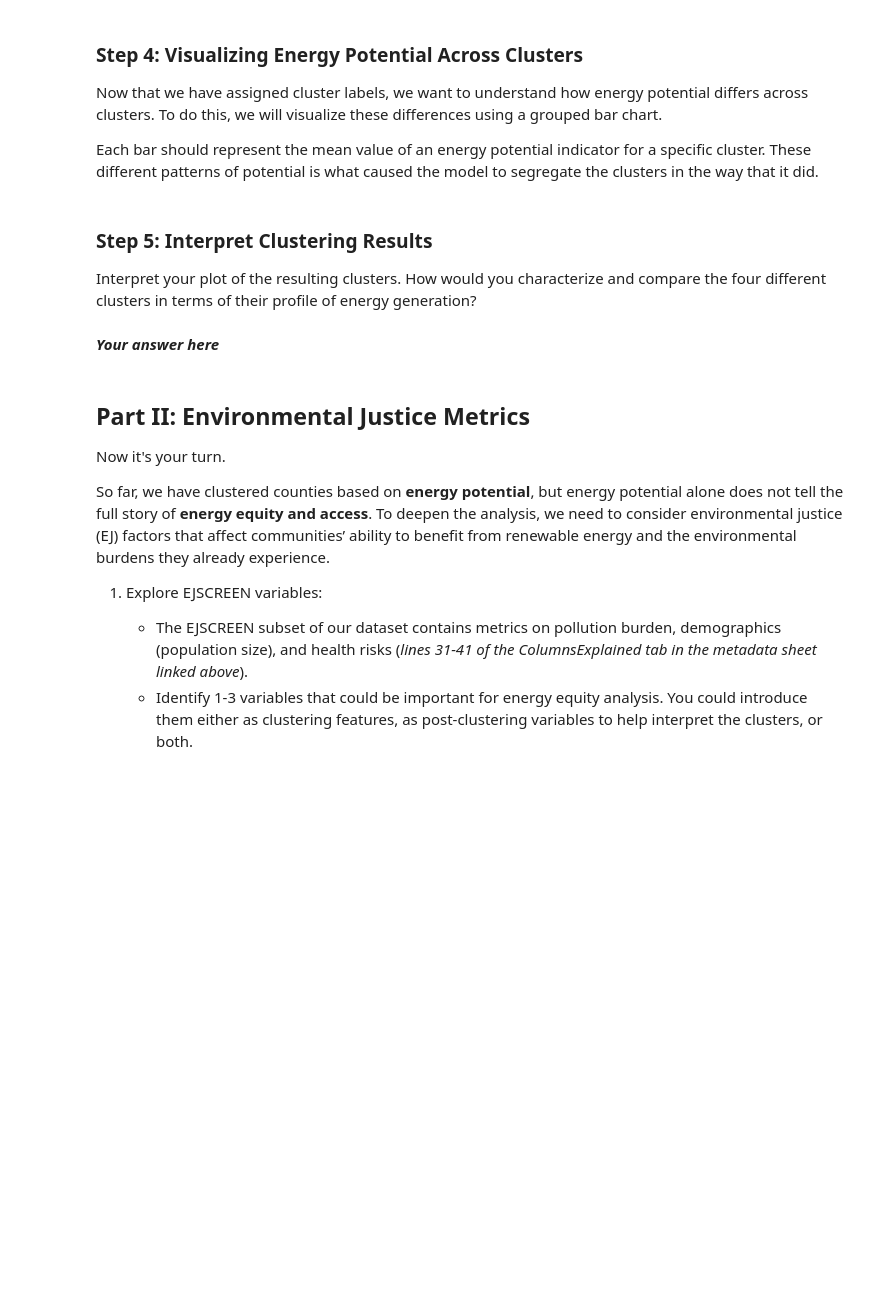
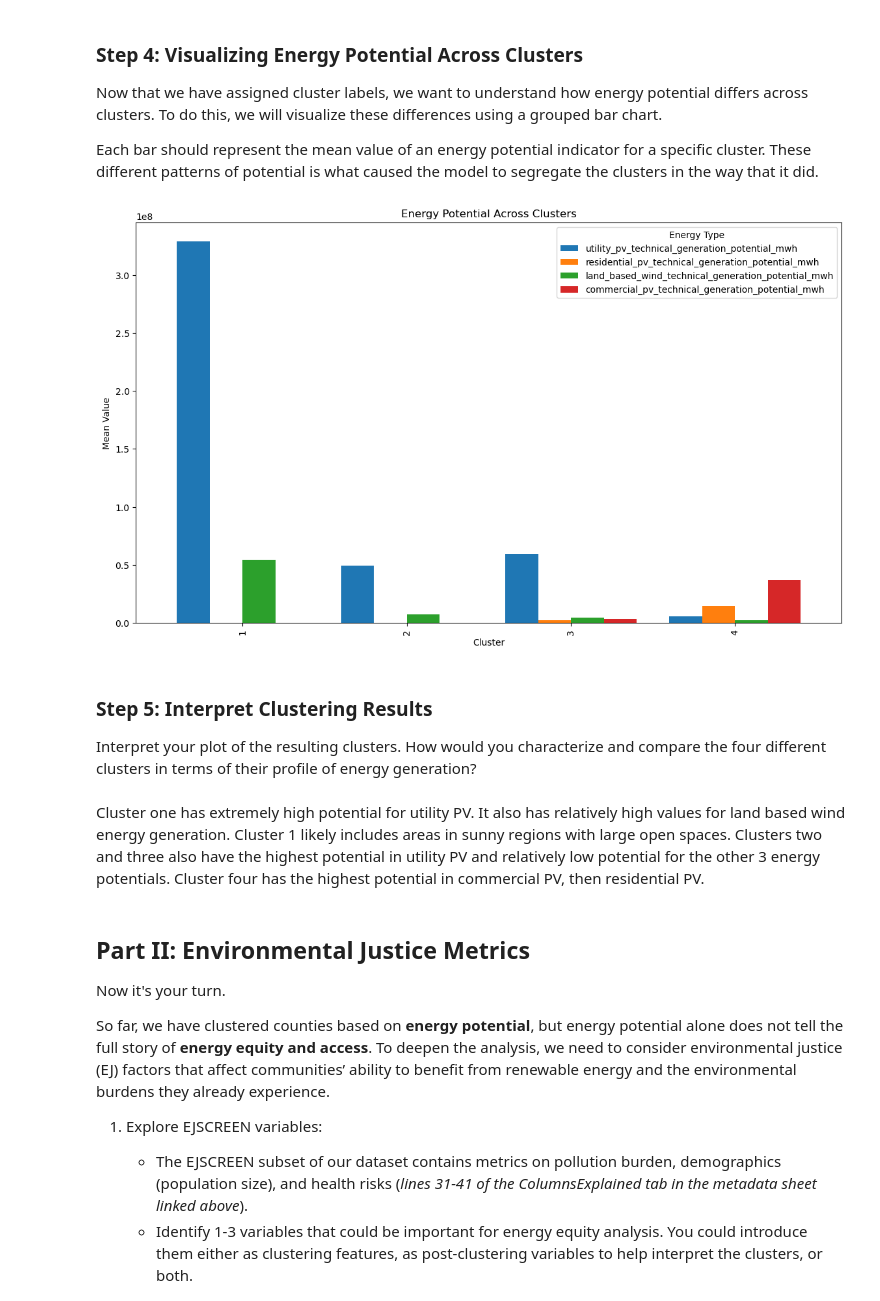
Before and after one commit to jocardelle/EDS232-labs, a Jupyter notebook: Week8/lab8-ej-clustering-.ipynb, the cells around one changed output. Drawn from its saved outputs; the diff is of its cells as text; code cells hidden in the pictures; blank space fills up the shorter version.

```diff
--- a/Week8/lab8-ej-clustering-.ipynb
+++ b/Week8/lab8-ej-clustering-.ipynb
@@ -84,3 +86,16 @@ To better understand the clustering results, we will:
 - Compute and print the mean values of the original energy potential features for each cluster.
 
 This summary will help us interpret how counties differ in energy potential across clusters and inform possible next steps for analysis.
+# %%
+# Define ideal number of clusters
+num_clusters = 4
+
+# Extract cluseter assignment attributes
+cluster_att = fcluster(energy_ward, num_clusters, criterion = 'maxclust')
+
+# New cluster variable
+energy['Cluster'] = cluster_att
+
+# Compute and print mean values
+cluster_means = energy.groupby('Cluster').mean()
+print(f"Mean vlaues of original energy potential features for each cluster: {cluster_means}")
@@ -89,11 +122,25 @@ This summary will help us interpret how counties differ in energy potential acro
 Now that we have assigned cluster labels, we want to understand how energy potential differs across clusters. To do this, we will visualize these differences using a grouped bar chart.
 
 Each bar should represent the mean value of an energy potential indicator for a specific cluster. These different patterns of potential is what caused the model to segregate the clusters in the way that it did.
+# %%
+ax = cluster_means.plot(
+   kind='bar',
+   figsize=(14, 8),
+   width=0.8
+)
+
+plt.xlabel('Cluster')
+plt.ylabel('Mean Value')
+plt.legend(title = 'Energy Type')
+plt.title ('Energy Potential Across Clusters')
+plt.show()
+# %% [output]
+[figure, added]
 # %% [markdown]
 ### Step 5: Interpret Clustering Results
 Interpret your plot of the resulting clusters.  How would you characterize and compare the four different clusters in terms of their profile of energy generation?
-# %% [markdown]
-***Your answer here***
+# %% [markdown]
+Cluster one has extremely high potential for utility PV. It also has relatively high values for land based wind energy generation. Cluster 1 likely includes areas in sunny regions with large open spaces. Clusters two and three also have the highest potential in utility PV and relatively low potential for the other 3 energy potentials. Cluster four has the highest potential in commercial PV, then residential PV.
 # %% [markdown]
 ## Part II: Environmental Justice Metrics
 Now it's your turn.
```
Also changed, not shown: parts of 9 cells of this notebook, 1 other file.
